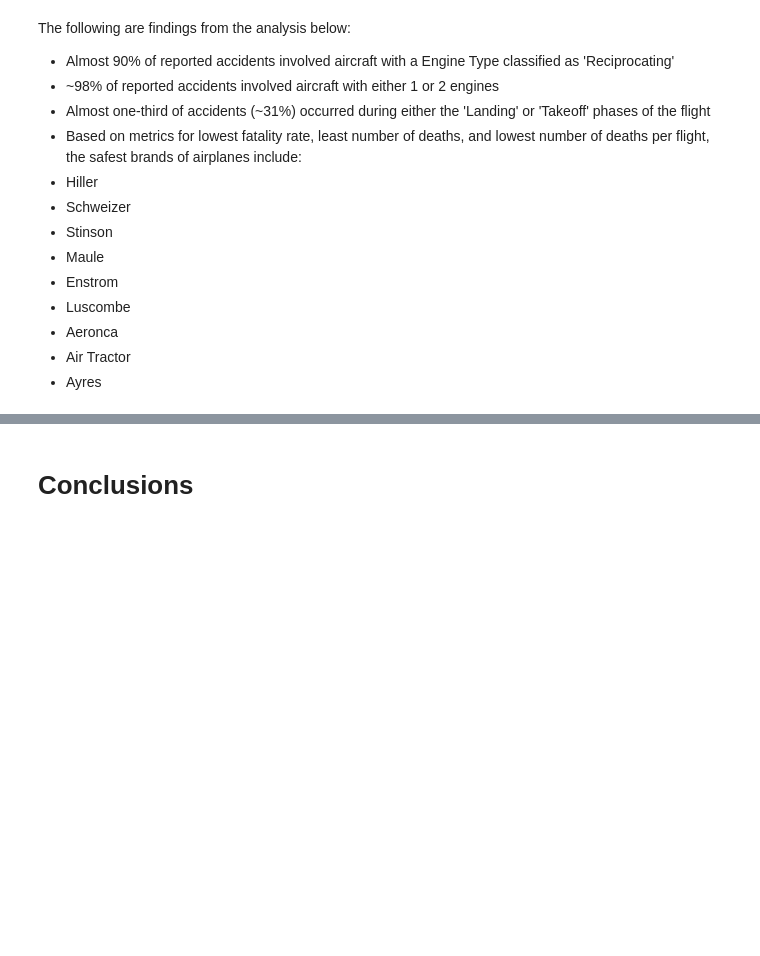
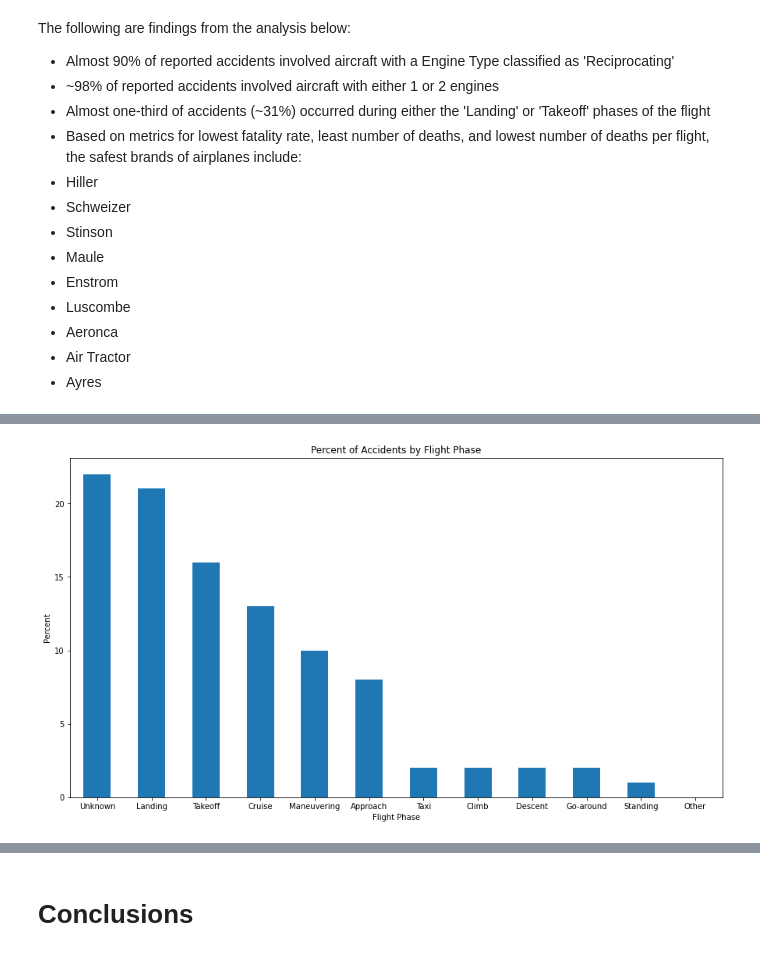
Before and after one commit to ckucewicz/aircraft_safety_project, a Jupyter notebook: Notebook.ipynb, the cells around one changed output, grey strips where cells are left out. Cells and saved outputs as stored; diff of their text form; code cells hidden in the pictures; blank space fills up the shorter version.

```diff
--- a/Notebook.ipynb
+++ b/Notebook.ipynb
@@ -893,0 +835,4 @@ total_deaths_by_brand.plot(kind='bar', figsize=(15, 8));
+# %%
+# creates a value counts of percentages of each flight phase where accidents occurred
+phase_of_flight_percent = round(df_clean['Broad.phase.of.flight'].value_counts(normalize = True), 2)*100
+phase_of_flight_percent
@@ -893,0 +853,9 @@ total_deaths_by_brand.plot(kind='bar', figsize=(15, 8));
+# %%
+# creates a bar graph of percentages of each flight phase where accidents occurred
+phase_of_flight_percent.plot(kind='bar', stacked=True,figsize=(15, 8))
+plt.title('Percent of Accidents by Flight Phase')
+plt.xlabel('Flight Phase')
+plt.ylabel('Percent')
+plt.xticks(rotation=0);
+# %% [output]
+[figure, added]
```
Also changed, not shown: parts of 60 cells of this notebook.
